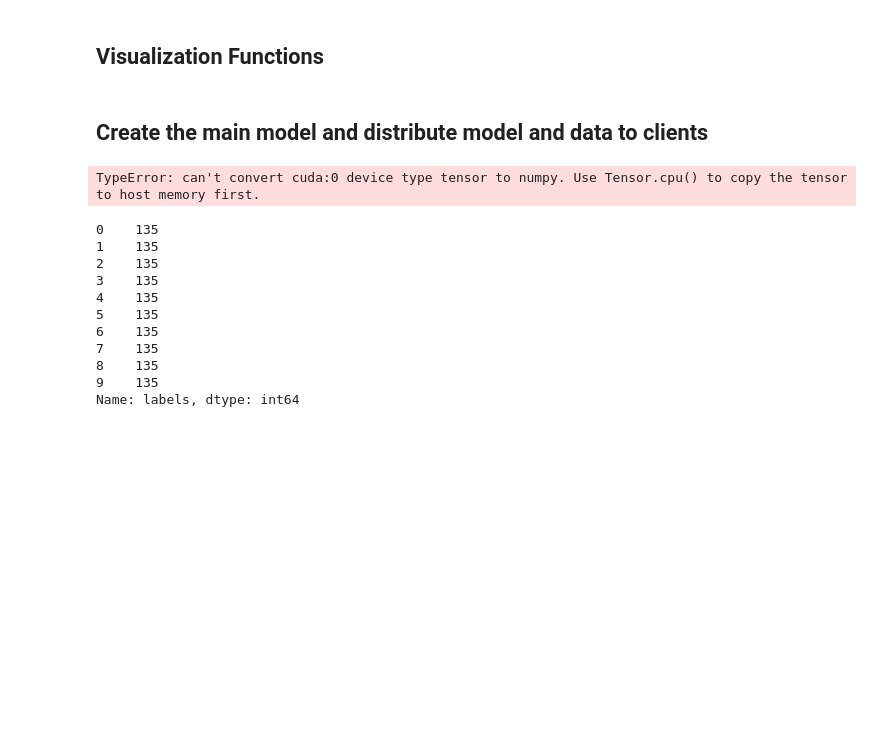
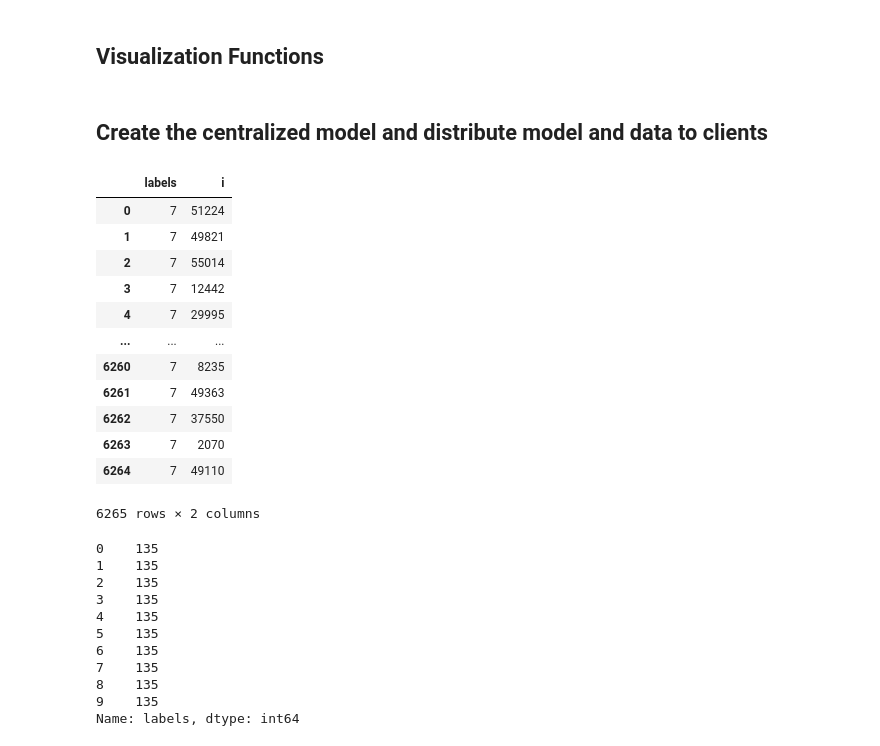
Before and after one commit to yangland/ece_fl_public, a Jupyter notebook: mnist_w_malicious.ipynb, the cells around one changed output. Cells and saved outputs as stored; diff of their text form; code cells hidden in the pictures; blank space fills up the shorter version.

Commit message:
Revert "training works in CPU mode, now too slow"
This reverts commit ebba94344714589d214d7d25f55e794284847402.

```diff
--- a/mnist_w_malicious.ipynb
+++ b/mnist_w_malicious.ipynb
@@ -77,8 +85,7 @@ device = torch.device('cuda' if torch.cuda.is_available() else 'cpu')
 # %%
 # create the dictionary for clients Honest/Malicious:
 all_clients = {}
-np.random.seed(random_seed)
-malicious_names = np.random.choice(range(number_of_clients), number_of_malicious, replace=False)
+malicious_names = np.random.randint(0, number_of_clients, number_of_malicious)
 malicious_names.sort()
 for i in range(number_of_clients):
     if i in malicious_names:
@@ -107,18 +110,3 @@ def split_and_shuffle_labels(y_data, seed, num_classes):
 # %%
 x_train = train_data[:, :-1]
 y_train = train_data[:, -1]
-x_valid = validation_data[:, :-1]
-y_valid = validation_data[:, -1]
-
-x_train = x_train.astype(np.float32)
-x_valid = x_valid.astype(np.float32)
-# convert y lables to ints
-y_train = y_train.astype(np.int64)
-y_valid = y_valid.astype(np.int64)
-unique, counts = np.unique(y_train, return_counts=True)
-# %%
-# x_train, y_train = map(torch.tensor, (x_train, y_train))
-x_train = torch.from_numpy(x_train).to(device)
-y_train = torch.from_numpy(y_train).to(device)
-x_valid = torch.from_numpy(x_valid).to(device)
-y_valid = torch.from_numpy(y_valid).to(device)
@@ -127,0 +113,3 @@ valid_dl = DataLoader(valid_ds, batch_size=batch_size * 2)
+# %%
+# convert y lables to ints
+y_train = y_train.astype(int)
@@ -572,5 +551,5 @@ def create_similiarity_matrix(model_dict, layer, iteration, mode):
     # print("resultTable[0]", resultTable[0])
     return(resultTable)
 # %% [markdown]
-## Create the main model and distribute model and data to clients
+## Create the centralized model and distribute model and data to clients
 # %%
@@ -583,8 +561,18 @@ model_dict, optimizer_dict, criterion_dict = create_model_optimizer_criterion_di
 # %%
 label_dict_train=split_and_shuffle_labels(y_data=y_train, seed=1, num_classes = num_classes)
-sample_dict_train = get_subsamples_indices_new(label_dict=label_dict_train, number_of_clients=number_of_clients, amount=train_amount, num_classes=num_classes, NonIID=False, alpha = dirichlet_alpha)
-x_train_dict, y_train_dict = create_subsamples(sample_dict=sample_dict_train, x_data=x_train, y_data=y_train, x_name="x_train", y_name="y_train")
-# %% [output]
-TypeError: can't convert cuda:0 device type tensor to numpy. Use Tensor.cpu() to copy the tensor to host memory first.
 # %%
-# label_dict_train['label7']
+label_dict_train['label7']
+# %% [output]
+|  | labels | i |
+| 0 | 7 | 51224 |
+| 1 | 7 | 49821 |
+| 2 | 7 | 55014 |
+| 3 | 7 | 12442 |
+| 4 | 7 | 29995 |
+| ... | ... | ... |
+| 6260 | 7 | 8235 |
+| 6261 | 7 | 49363 |
+| 6262 | 7 | 37550 |
+| 6263 | 7 | 2070 |
+| 6264 | 7 | 49110 |
+6265 rows × 2 columns
```
Also changed, not shown: parts of 59 cells of this notebook, 2 other files.
